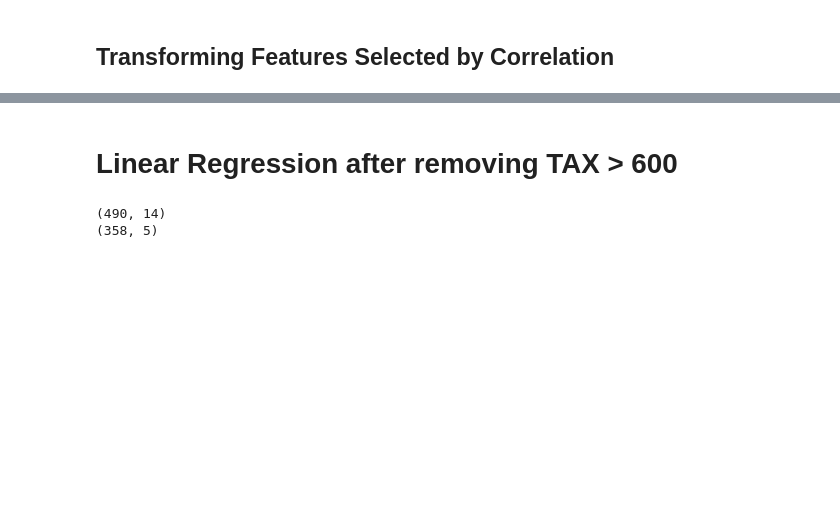
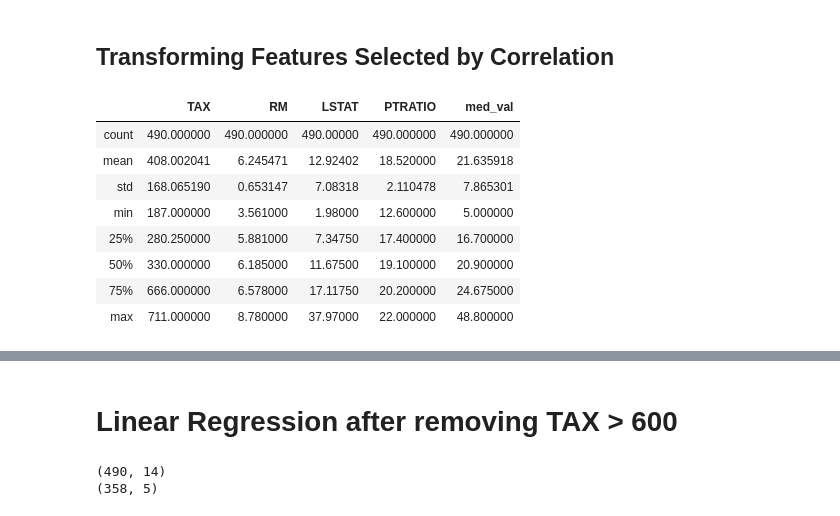
Before and after one commit to andrewcreates/DataScience-Projects, a Jupyter notebook: Boston-Housing-Data.ipynb, the cells around one changed output, grey strips where cells are left out. Cells and saved outputs as stored; diff of their text form; code cells hidden in the pictures; blank space fills up the shorter version.

```diff
--- a/Boston-Housing-Data.ipynb
+++ b/Boston-Housing-Data.ipynb
@@ -379,0 +378,14 @@ df_scale
+# %%
+#consider using log transformation on LSTAT
+#scale TAX
+df[['TAX','RM','LSTAT','PTRATIO','med_val']].describe()
+# %% [output]
+|  | TAX | RM | LSTAT | PTRATIO | med_val |
+| count | 490.000000 | 490.000000 | 490.00000 | 490.000000 | 490.000000 |
+| mean | 408.002041 | 6.245471 | 12.92402 | 18.520000 | 21.635918 |
+| std | 168.065190 | 0.653147 | 7.08318 | 2.110478 | 7.865301 |
+| min | 187.000000 | 3.561000 | 1.98000 | 12.600000 | 5.000000 |
+| 25% | 280.250000 | 5.881000 | 7.34750 | 17.400000 | 16.700000 |
+| 50% | 330.000000 | 6.185000 | 11.67500 | 19.100000 | 20.900000 |
+| 75% | 666.000000 | 6.578000 | 17.11750 | 20.200000 | 24.675000 |
+| max | 711.000000 | 8.780000 | 37.97000 | 22.000000 | 48.800000 |
```
Also changed, not shown: parts of 20 cells of this notebook.
